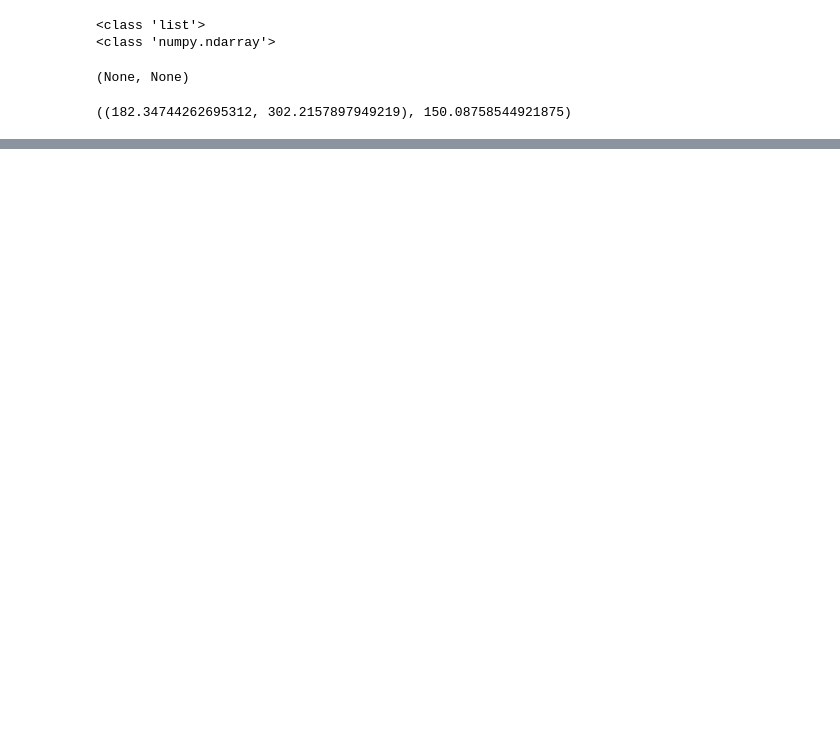
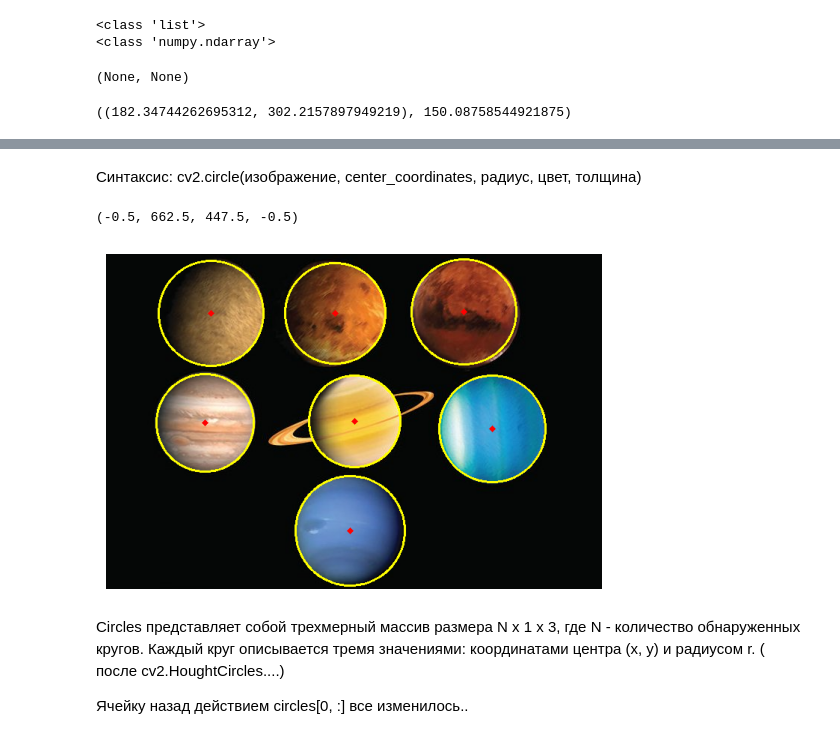
Before and after one commit to davidyaaw/open-cv2-cookbook, a Jupyter notebook: Jupeter notebooks/contour_detection_cv2.ipynb, the cells around one changed output, grey strips where cells are left out. Saved outputs shown, nothing was run; the diff lists cells and outputs as text; code cells hidden in the pictures; blank space fills up the shorter version.

```diff
--- a/Jupeter notebooks/contour_detection_cv2.ipynb
+++ b/Jupeter notebooks/contour_detection_cv2.ipynb
@@ -480,0 +663,33 @@ cv2.minEnclosingCircle(contours[59]) #x,y and radius
+# %% [markdown]
+Синтаксис: cv2.circle(изображение, center_coordinates, радиус, цвет, толщина)
+# %%
+import numpy as np
+
+planets = cv2.imread(r"C:\Users\johnw\Pictures\planet1.jpg")
+gray_img = cv2.cvtColor(planets,cv2.COLOR_BGR2GRAY)
+gray_img = cv2.medianBlur(gray_img, 5)
+
+# HoughCircles(image, method, dp, minDist[, circles[, param1[, param2[, minRadius[, maxRadius]]]]])
+circles = cv2.HoughCircles(gray_img, cv2.HOUGH_GRADIENT, 1,120,
+                          param1=150, param2=30, minRadius=0, maxRadius=0)
+
+if circles is not None:
+    # Convert the circles array to uint16 data type
+    circles = np.uint16(np.around(circles))
+
+if circles is not None:
+    circles = circles[0, :]  # Get rid of the extra dimension
+    for i in circles:
+        cv2.circle(planets,(i[0],i[1]),i[2],(0,255,255),2)
+        cv2.circle(planets,(i[0],i[1]),2,(0,0,255),3)
+
+planets = cv2.cvtColor(planets,cv2.COLOR_BGR2RGB)
+plt.imshow(planets)
+plt.axis('off')
+# %% [output]
+(-0.5, 662.5, 447.5, -0.5)
+[figure, added]
+# %% [markdown]
+Circles представляет собой трехмерный массив размера N x 1 x 3, где N - количество обнаруженных кругов. Каждый круг описывается тремя значениями: координатами центра (x, y) и радиусом r. ( после cv2.HoughtCircles....)
+
+Ячейку назад действием circles[0, :] все изменилось..
```
Also changed, not shown: parts of 15 cells of this notebook.
